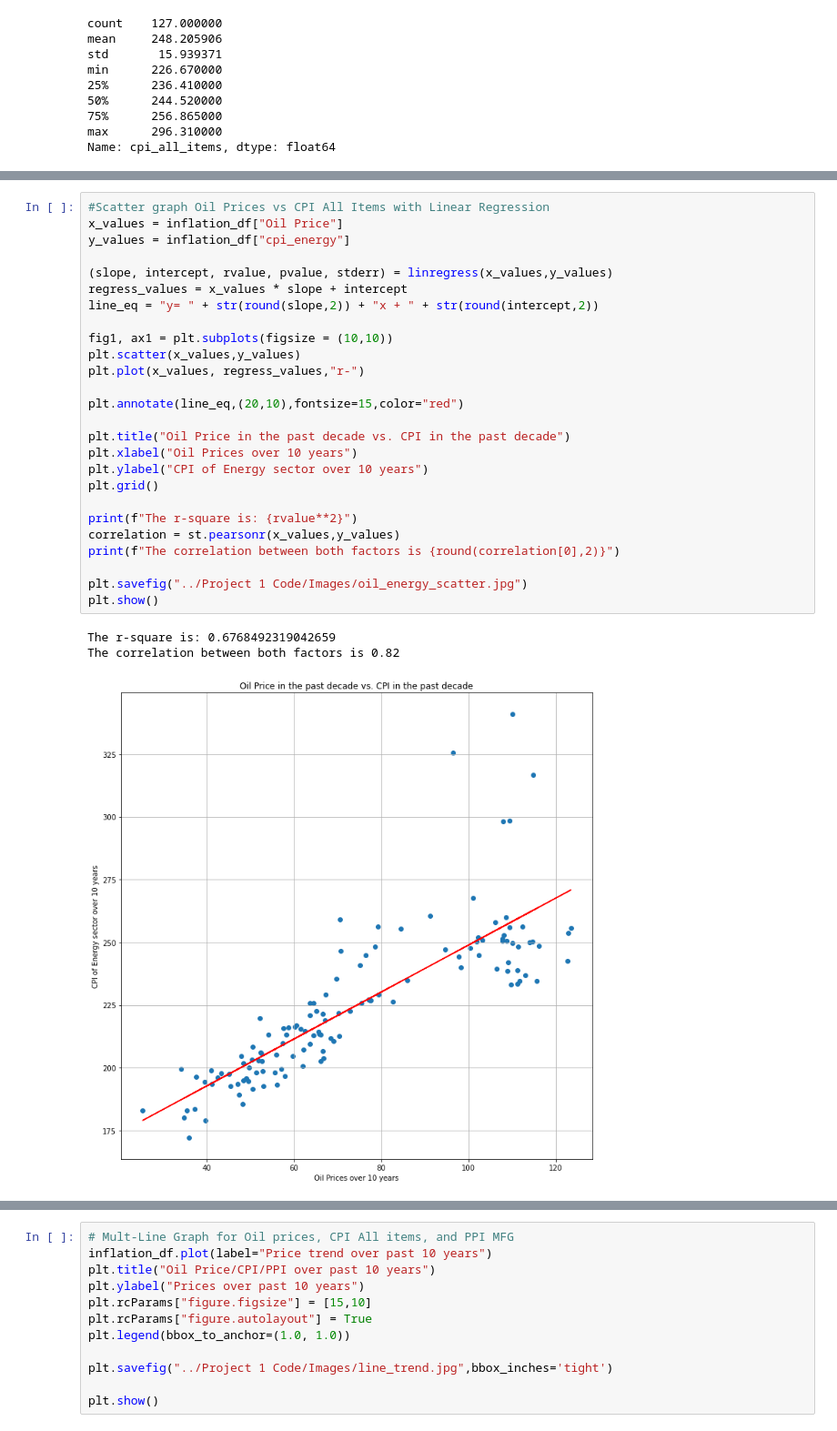
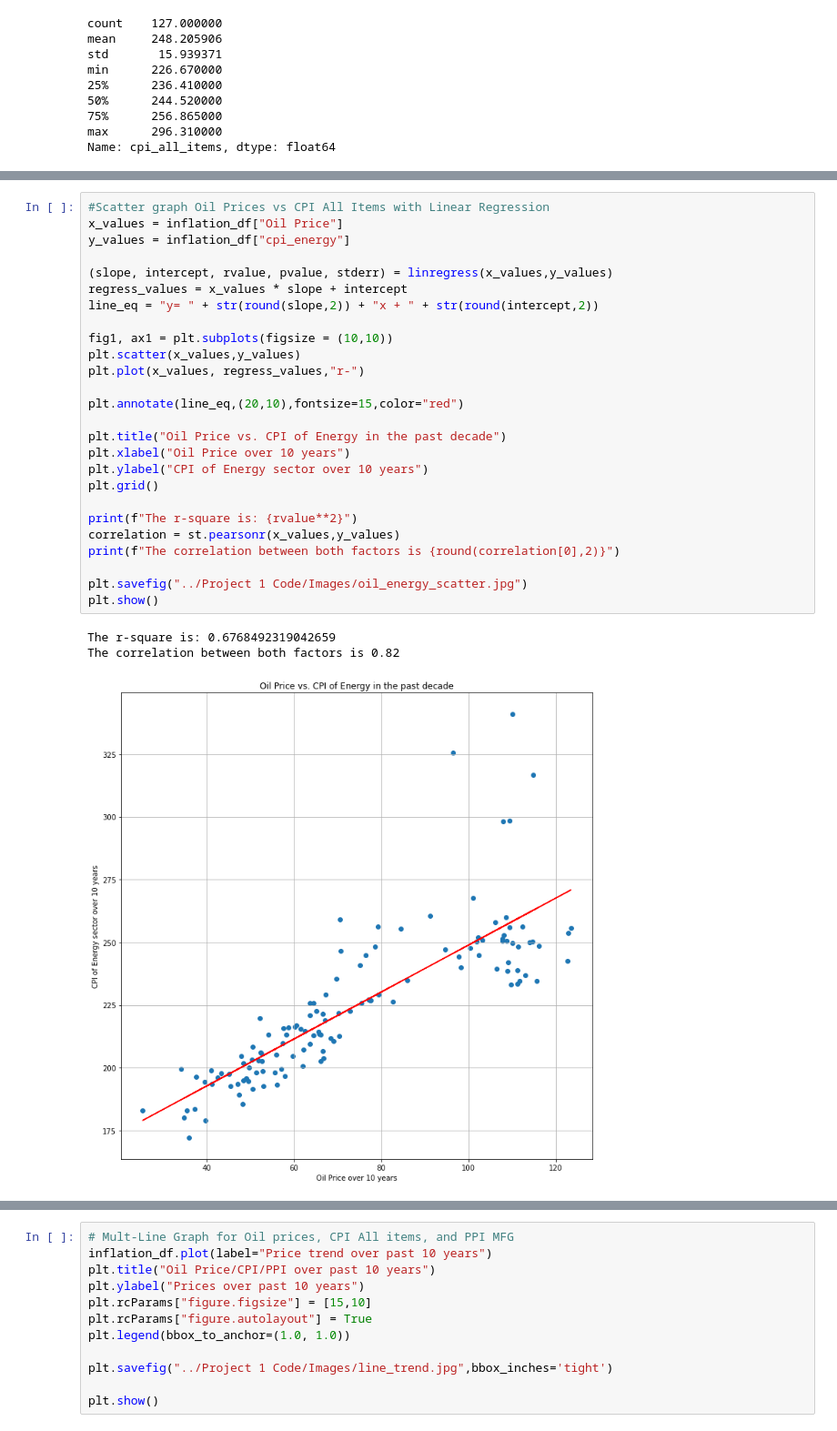
Before and after one commit to Master-Leo/Team-6-Main, a Jupyter notebook: Project 1 Code/statistical_analysis.ipynb, the cells around one changed output, grey strips where cells are left out. Shown at 91% size. Cells and saved outputs as stored; diff of their text form.

```diff
--- a/Project 1 Code/statistical_analysis.ipynb
+++ b/Project 1 Code/statistical_analysis.ipynb
@@ -117,33 +117,33 @@ The correlation between both factors is -0.15
 # %%
 #Scatter graph Oil Prices vs CPI All Items with Linear Regression
 x_values = inflation_df["Oil Price"]
 y_values = inflation_df["cpi_energy"]
 
 (slope, intercept, rvalue, pvalue, stderr) = linregress(x_values,y_values)
 regress_values = x_values * slope + intercept
 line_eq = "y= " + str(round(slope,2)) + "x + " + str(round(intercept,2))
 
 fig1, ax1 = plt.subplots(figsize = (10,10))
 plt.scatter(x_values,y_values)
 plt.plot(x_values, regress_values,"r-")
 
 plt.annotate(line_eq,(20,10),fontsize=15,color="red")
 
-plt.title("Oil Price in the past decade vs. CPI in the past decade")
-plt.xlabel("Oil Prices over 10 years")
+plt.title("Oil Price vs. CPI of Energy in the past decade")
+plt.xlabel("Oil Price over 10 years")
 plt.ylabel("CPI of Energy sector over 10 years")
 plt.grid()
 
 print(f"The r-square is: {rvalue**2}")
 correlation = st.pearsonr(x_values,y_values)
 print(f"The correlation between both factors is {round(correlation[0],2)}")
 
 plt.savefig("../Project 1 Code/Images/oil_energy_scatter.jpg")
 plt.show()
 # %% [output]
 The r-square is: 0.6768492319042659
 The correlation between both factors is 0.82
-[figure, old version]
+[figure, new version]
 # %%
 #Scatter graph Oil Prices vs CPI All Items with Linear Reression
 x_values = inflation_df["Oil Price"]
```
Also changed, not shown: parts of 5 cells of this notebook, 4 other files.
